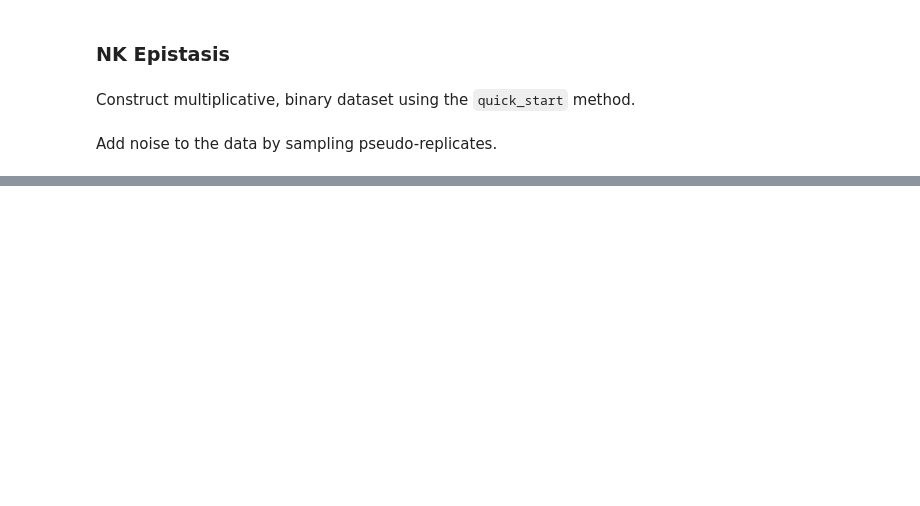
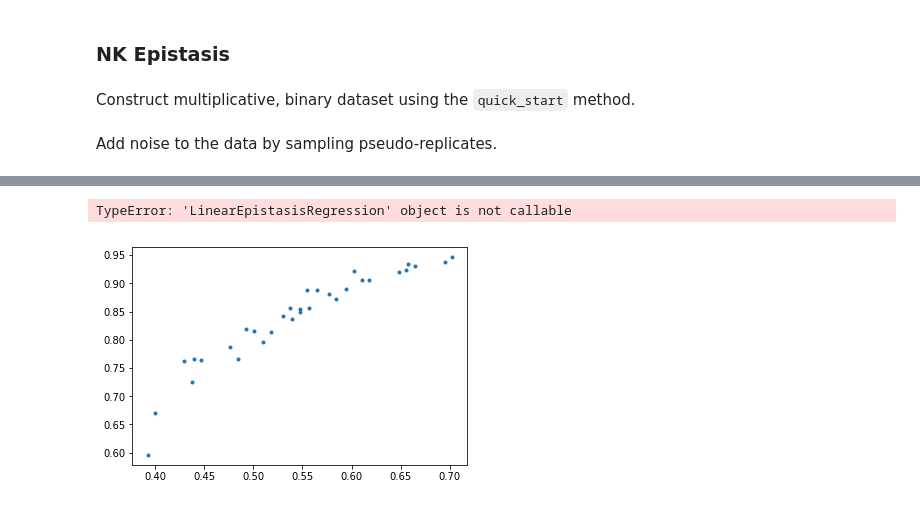
Before and after one commit to harmslab/epistasis, a Jupyter notebook: examples/simulating genotype-phenotype maps with high order epistasis.ipynb, the cells around one changed output, grey strips where cells are left out. Saved outputs shown, nothing was run; the diff lists cells and outputs as text; code cells hidden in the pictures; blank space fills up the shorter version.

```diff
--- a/examples/simulating genotype-phenotype maps with high order epistasis.ipynb
+++ b/examples/simulating genotype-phenotype maps with high order epistasis.ipynb
@@ -69,0 +128,5 @@ plt.plot(space.phenotypes, samplegpm.phenotypes, '.')
+# %%
+model.plot.best_fit()
+# %% [output]
+TypeError: 'LinearEpistasisRegression' object is not callable
+[figure, added]
```
Also changed, not shown: parts of 15 cells of this notebook, 5 other files.
